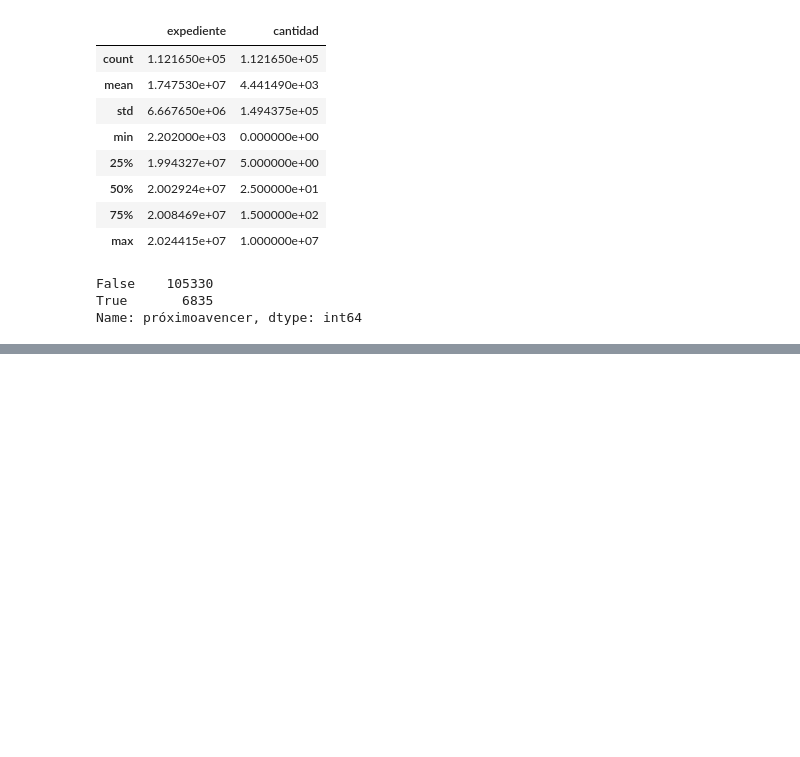
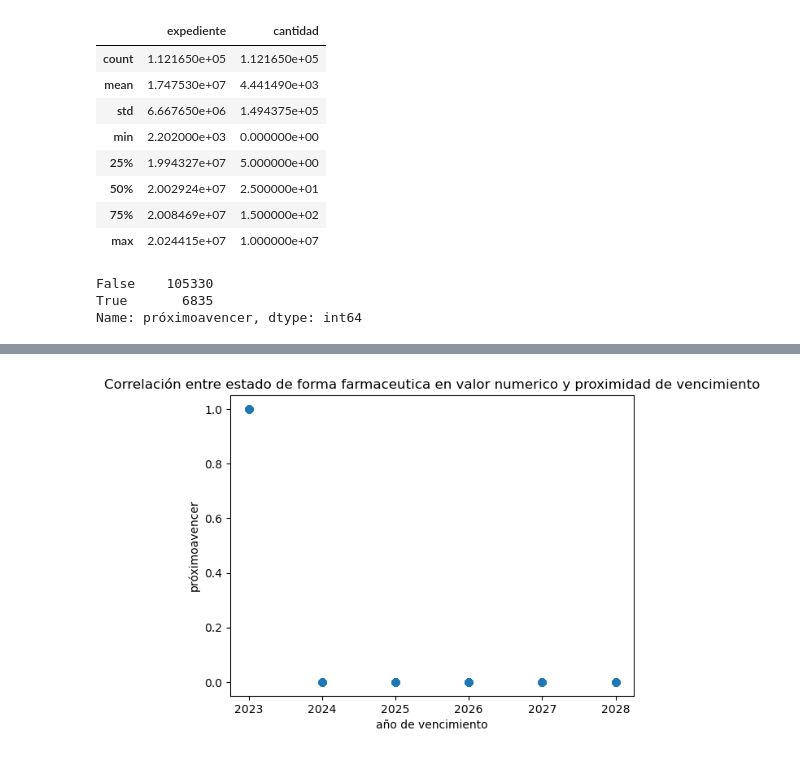
Before and after one commit to GustavoAPP/Trabajo_Acompa-amiento_Ciencia_de_Datos_Grupo_5, a Jupyter notebook: Código python.ipynb, the cells around one changed output, grey strips where cells are left out. Saved outputs shown, nothing was run; the diff lists cells and outputs as text; code cells hidden in the pictures; blank space fills up the shorter version.

```diff
--- a/Código python.ipynb
+++ b/Código python.ipynb
@@ -166,0 +195,8 @@ NameError: name 'df' is not defined
+# %%
+plt.scatter(df_temp["año de vencimiento"], df_temp["próximoavencer"])
+plt.xlabel("año de vencimiento")
+plt.ylabel("próximoavencer")
+plt.title("Correlación entre estado de forma farmaceutica en valor numerico y proximidad de vencimiento")
+plt.show()
+# %% [output]
+[figure, added]
```
Also changed, not shown: parts of 6 cells of this notebook.
